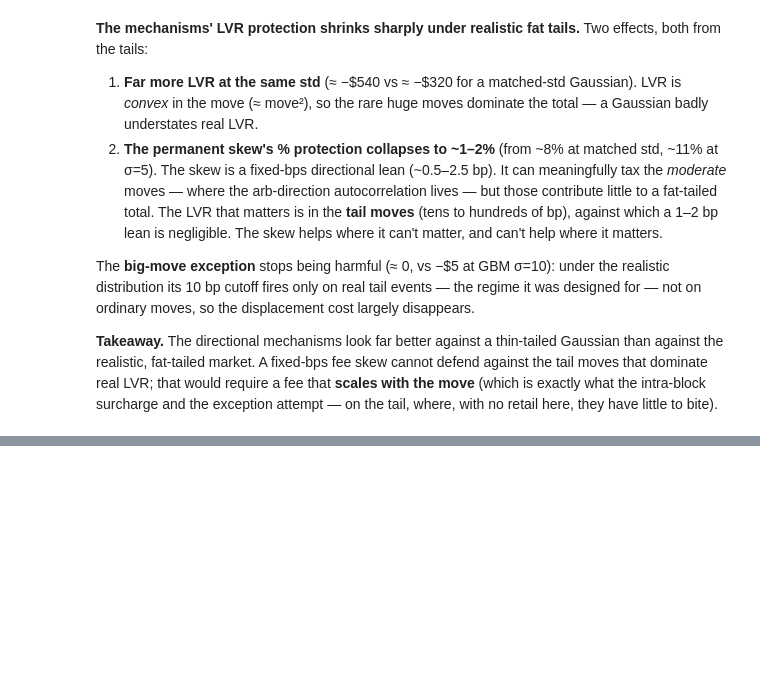
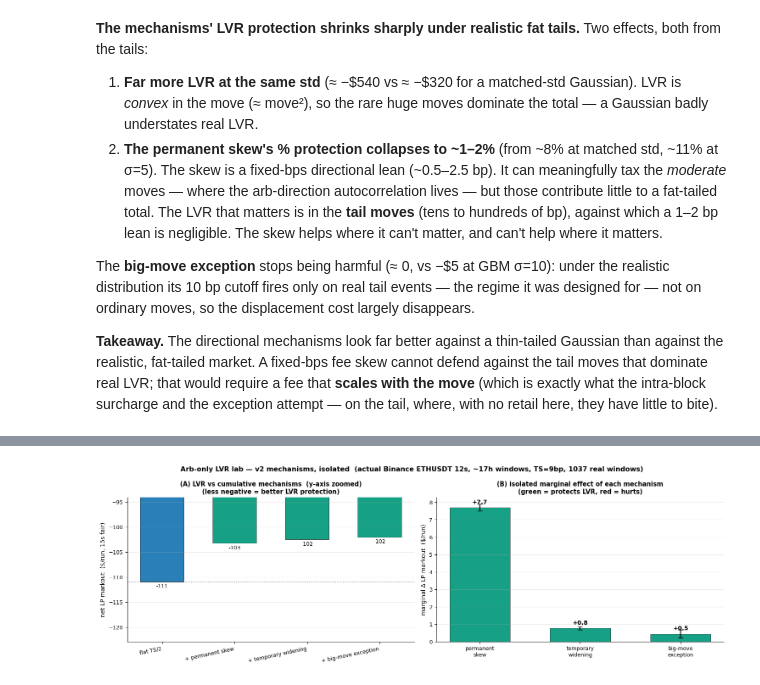
Before and after one commit to wanxinwanxin/amm-gym, a Jupyter notebook: presentation/arb_only_lvr_lab.ipynb, the cells around one changed output, grey strips where cells are left out. Drawn from its saved outputs; the diff is of its cells as text; code cells hidden in the pictures; blank space fills up the shorter version.

```diff
--- a/presentation/arb_only_lvr_lab.ipynb
+++ b/presentation/arb_only_lvr_lab.ipynb
@@ -281,0 +298,5 @@ surcharge and the exception attempt — on the tail, where, with no retail here,
+# %%
+hist = L.run_matrix_historical()        # 1037 real ~17h windows; cached to JSON (~90s to rebuild)
+fig = L.plot_historical_matrix(hist)
+# %% [output]
+[figure, added]
```
Also changed, not shown: parts of 8 cells of this notebook.
